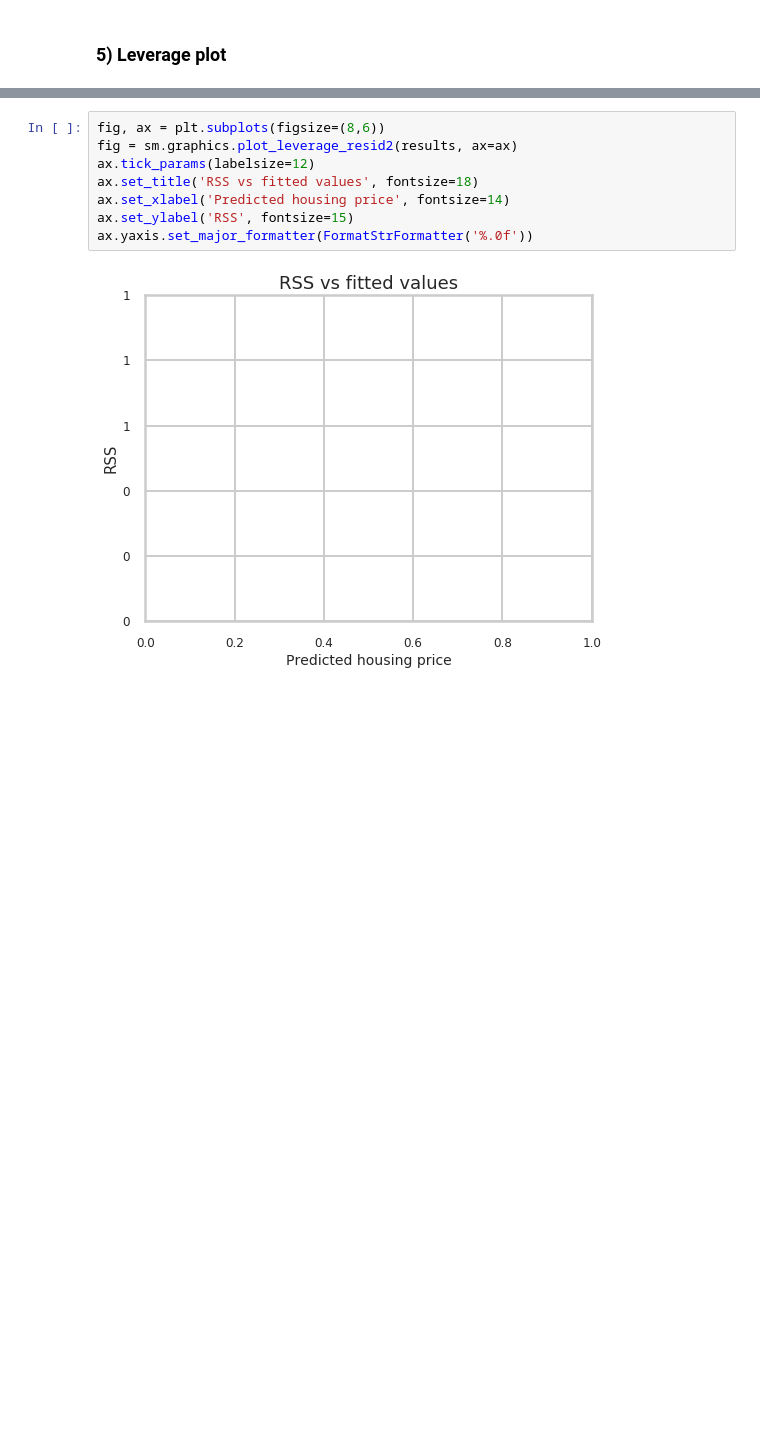
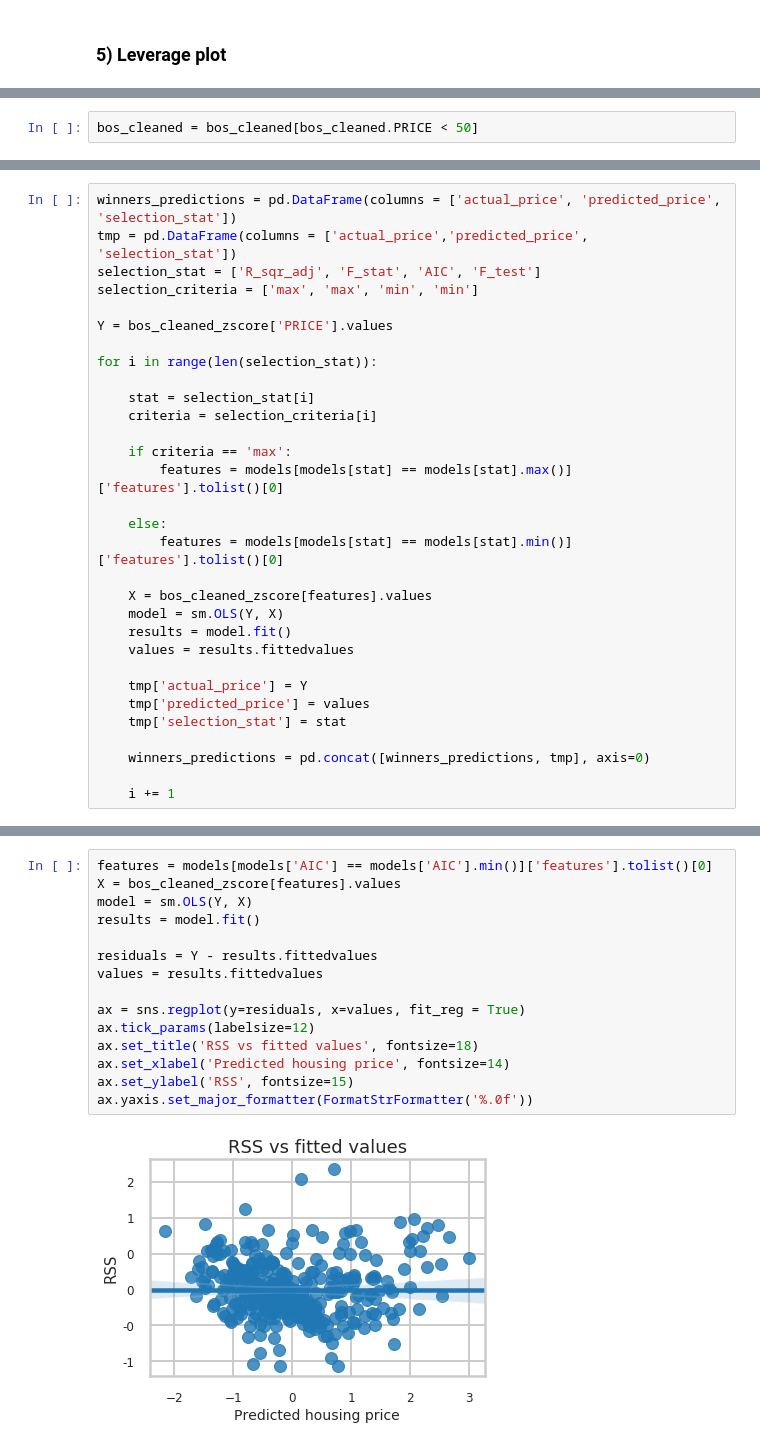
Before and after one commit to gperdrizet/linear_regression, a Jupyter notebook: Mini_Project_Linear_Regression.ipynb, the cells around one changed output, grey strips where cells are left out. Cells and saved outputs as stored; diff of their text form; blank space fills up the shorter version.

```diff
--- a/Mini_Project_Linear_Regression.ipynb
+++ b/Mini_Project_Linear_Regression.ipynb
@@ -1331,0 +1488,2 @@ I see 3-4 groups of outliers in the predicted vs actual and residual plots.
+# %%
+bos_cleaned = bos_cleaned[bos_cleaned.PRICE < 50]
@@ -1331,0 +1561,31 @@ I see 3-4 groups of outliers in the predicted vs actual and residual plots.
+# %%
+winners_predictions = pd.DataFrame(columns = ['actual_price', 'predicted_price', 'selection_stat'])
+tmp = pd.DataFrame(columns = ['actual_price','predicted_price', 'selection_stat'])
+selection_stat = ['R_sqr_adj', 'F_stat', 'AIC', 'F_test']
+selection_criteria = ['max', 'max', 'min', 'min']
+
+Y = bos_cleaned_zscore['PRICE'].values
+
+for i in range(len(selection_stat)):
+
+    stat = selection_stat[i]
+    criteria = selection_criteria[i]
+
+    if criteria == 'max':
+        features = models[models[stat] == models[stat].max()]['features'].tolist()[0]
+
+    else:
+        features = models[models[stat] == models[stat].min()]['features'].tolist()[0]
+
+    X = bos_cleaned_zscore[features].values
+    model = sm.OLS(Y, X)
+    results = model.fit()
+    values = results.fittedvalues
+
+    tmp['actual_price'] = Y
+    tmp['predicted_price'] = values
+    tmp['selection_stat'] = stat
+
+    winners_predictions = pd.concat([winners_predictions, tmp], axis=0)
+
+    i += 1
@@ -1332,10 +1600,17 @@ I see 3-4 groups of outliers in the predicted vs actual and residual plots.
 # %%
-fig, ax = plt.subplots(figsize=(8,6))
-fig = sm.graphics.plot_leverage_resid2(results, ax=ax)
+features = models[models['AIC'] == models['AIC'].min()]['features'].tolist()[0]
+X = bos_cleaned_zscore[features].values
+model = sm.OLS(Y, X)
+results = model.fit()
+
+residuals = Y - results.fittedvalues
+values = results.fittedvalues
+
+ax = sns.regplot(y=residuals, x=values, fit_reg = True)
 ax.tick_params(labelsize=12)
 ax.set_title('RSS vs fitted values', fontsize=18)
 ax.set_xlabel('Predicted housing price', fontsize=14)
 ax.set_ylabel('RSS', fontsize=15)
 ax.yaxis.set_major_formatter(FormatStrFormatter('%.0f'))
 # %% [output]
-[figure, old version]
+[figure, new version]
```
Also changed, not shown: parts of 59 cells of this notebook.
